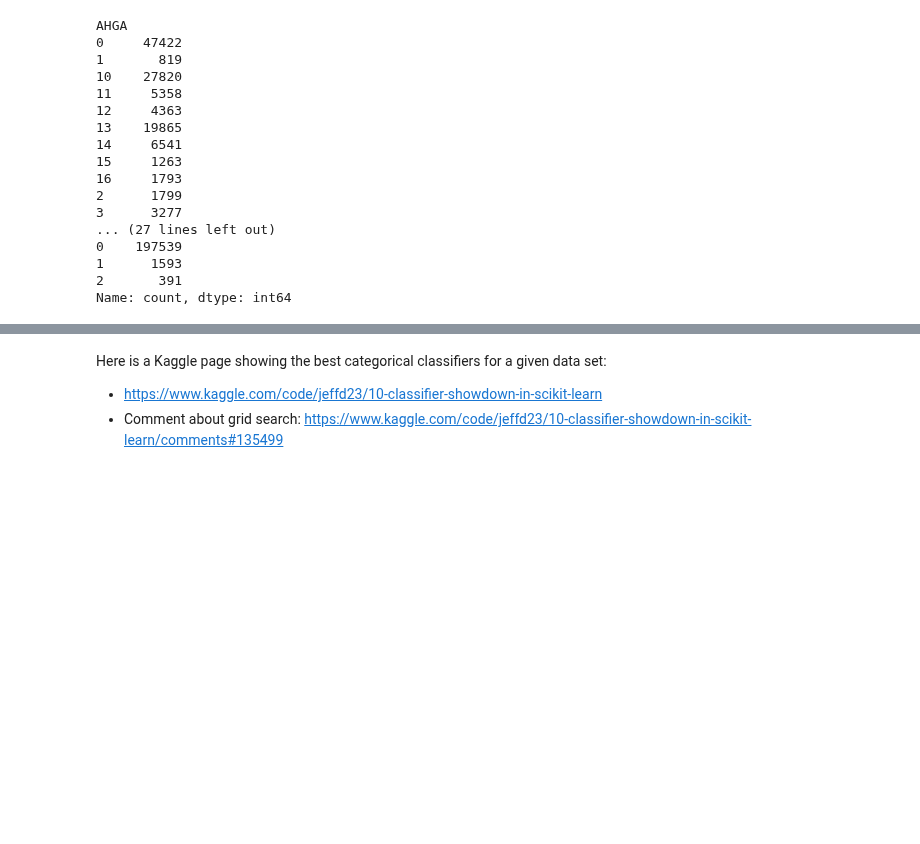
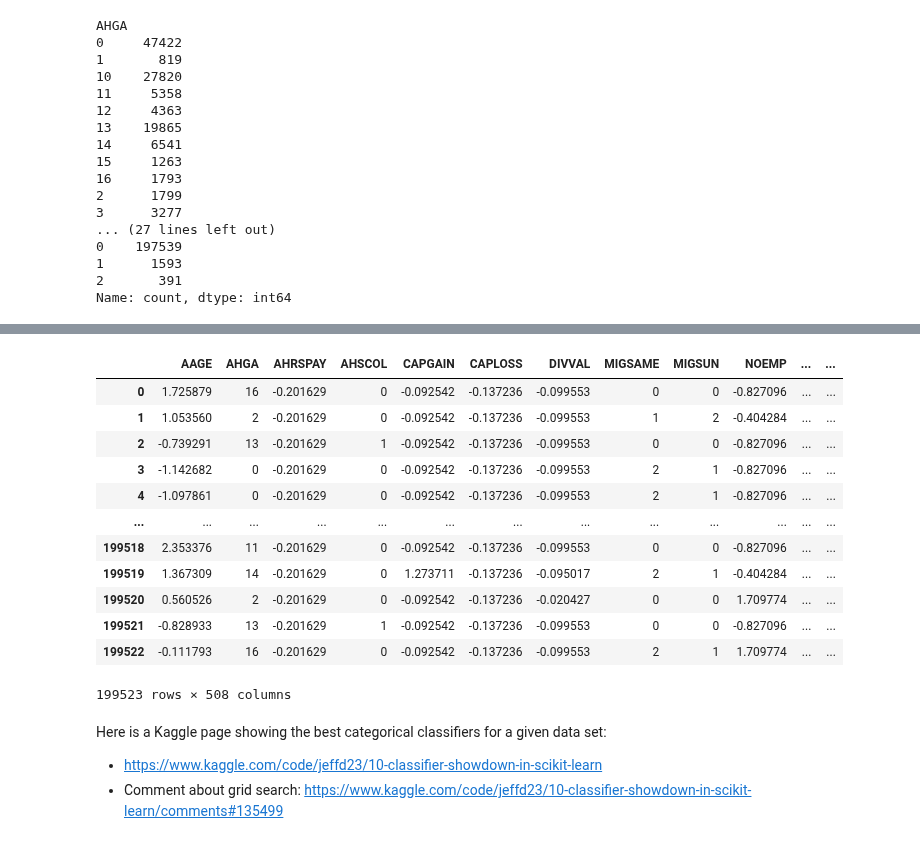
Before and after one commit to robchristiansen13/Learning, a Jupyter notebook: WeberState/CS 6600 (Machine Learning)/Assignments/Assignment3.ipynb, the cells around one changed output, grey strips where cells are left out. Cells and saved outputs as stored; diff of their text form; code cells hidden in the pictures; blank space fills up the shorter version.

```diff
--- a/WeberState/CS 6600 (Machine Learning)/Assignments/Assignment3.ipynb
+++ b/WeberState/CS 6600 (Machine Learning)/Assignments/Assignment3.ipynb
@@ -161,5 +195,20 @@ Post Label Encoding for VETQVA: [0 1 2]
 # %%
 # To Do: Cross Fit Testing
+df
+# %% [output]
+|  | AAGE | AHGA | AHRSPAY | AHSCOL | CAPGAIN | CAPLOSS | DIVVAL | MIGSAME | MIGSUN | NOEMP | ... | ... |
+| 0 | 1.725879 | 16 | -0.201629 | 0 | -0.092542 | -0.137236 | -0.099553 | 0 | 0 | -0.827096 | ... | ... |
+| 1 | 1.053560 | 2 | -0.201629 | 0 | -0.092542 | -0.137236 | -0.099553 | 1 | 2 | -0.404284 | ... | ... |
+| 2 | -0.739291 | 13 | -0.201629 | 1 | -0.092542 | -0.137236 | -0.099553 | 0 | 0 | -0.827096 | ... | ... |
+| 3 | -1.142682 | 0 | -0.201629 | 0 | -0.092542 | -0.137236 | -0.099553 | 2 | 1 | -0.827096 | ... | ... |
+| 4 | -1.097861 | 0 | -0.201629 | 0 | -0.092542 | -0.137236 | -0.099553 | 2 | 1 | -0.827096 | ... | ... |
+| ... | ... | ... | ... | ... | ... | ... | ... | ... | ... | ... | ... | ... |
+| 199518 | 2.353376 | 11 | -0.201629 | 0 | -0.092542 | -0.137236 | -0.099553 | 0 | 0 | -0.827096 | ... | ... |
+| 199519 | 1.367309 | 14 | -0.201629 | 0 | 1.273711 | -0.137236 | -0.095017 | 2 | 1 | -0.404284 | ... | ... |
+| 199520 | 0.560526 | 2 | -0.201629 | 0 | -0.092542 | -0.137236 | -0.020427 | 0 | 0 | 1.709774 | ... | ... |
+| 199521 | -0.828933 | 13 | -0.201629 | 1 | -0.092542 | -0.137236 | -0.099553 | 0 | 0 | -0.827096 | ... | ... |
+| 199522 | -0.111793 | 16 | -0.201629 | 0 | -0.092542 | -0.137236 | -0.099553 | 2 | 1 | 1.709774 | ... | ... |
+199523 rows × 508 columns
 # %% [markdown]
 Here is a Kaggle page showing the best categorical classifiers for a given data set:
 * https://www.kaggle.com/code/jeffd23/10-classifier-showdown-in-scikit-learn
```
Also changed, not shown: parts of 8 cells of this notebook.
